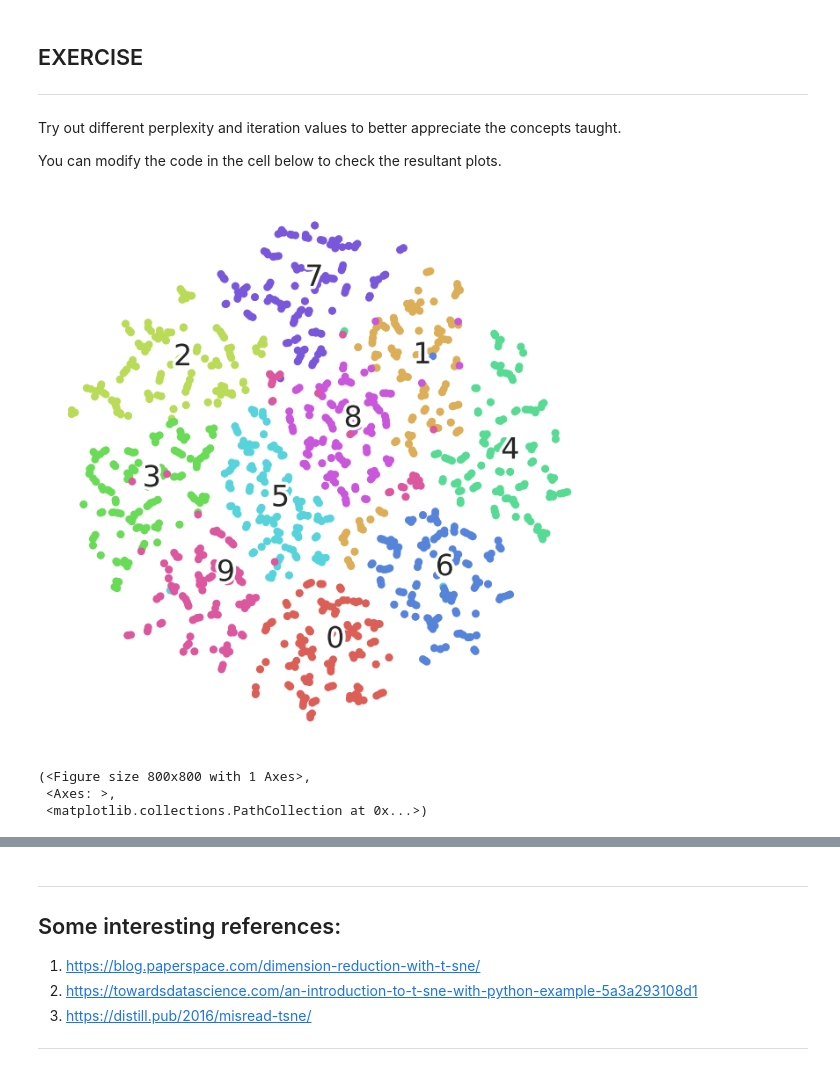
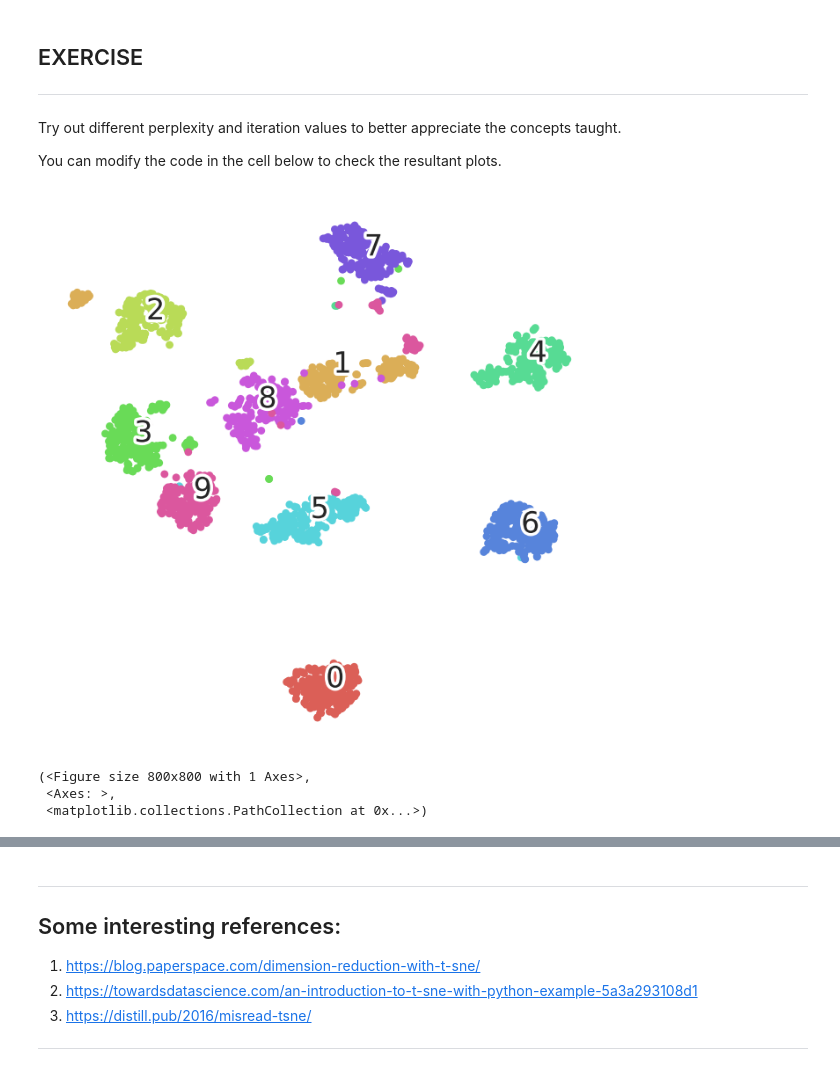
Before and after one commit to Tejasri-Pendota/FMML_Projects_and_Labs, a Jupyter notebook: M2_L4.ipynb, the cells around one changed output, grey strips where cells are left out. Saved outputs shown, nothing was run; the diff lists cells and outputs as text; code cells hidden in the pictures.

```diff
--- a/M2_L4.ipynb
+++ b/M2_L4.ipynb
@@ -305,17 +305,17 @@ You can modify the code in the cell below to check the resultant plots.
 # %%
 ###############################################################
 ###### MODIFY THE VALUES FOR THE HYPERPARAMETERS BELOW ########
 
-perplexity_value = 2
-number_iterations = 1000
+perplexity_value = 30
+number_iterations = 100000
 method = "barnes_hut"
 
 ###############################################################
 
 digits_proj = TSNE(init="pca", random_state=RS, n_iter=number_iterations, perplexity=perplexity_value, method=method).fit_transform(X)
 scatter(digits_proj, y)
 # %% [output]
-[figure, old version]
+[figure, new version]
 (<Figure size 800x800 with 1 Axes>,
  <Axes: >,
  <matplotlib.collections.PathCollection at 0x...>)
```
Also changed, not shown: parts of 1 cell of this notebook.
